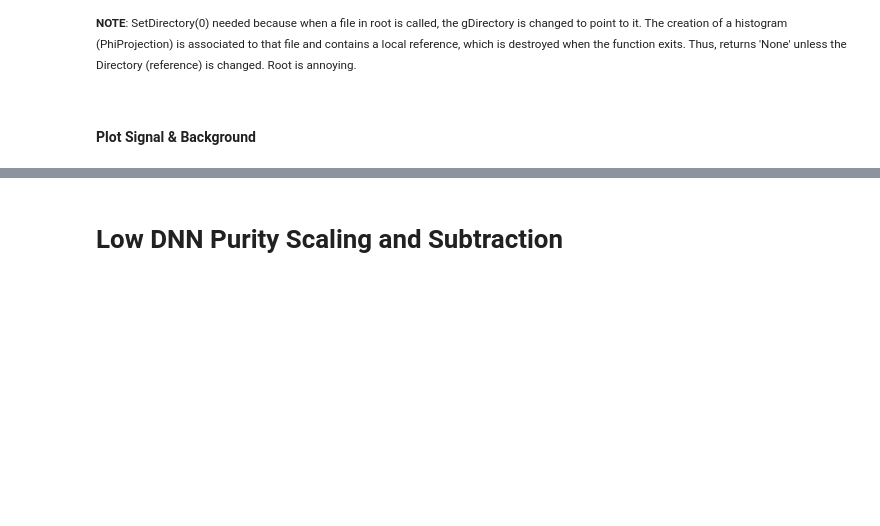
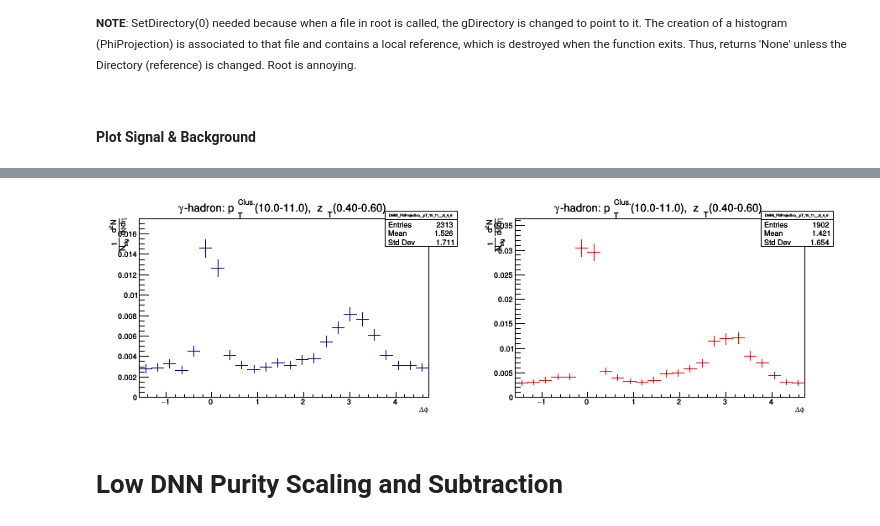
Before and after one commit to miguelignacio/CorrelationAnalysis, a Jupyter notebook: NtupleAnalysis/correlation.ipynb, the cells around one changed output, grey strips where cells are left out. Drawn from its saved outputs; the diff is of its cells as text; code cells hidden in the pictures; blank space fills up the shorter version.

```diff
--- a/NtupleAnalysis/correlation.ipynb
+++ b/NtupleAnalysis/correlation.ipynb
@@ -27,8 +27,8 @@ Welcome to JupyROOT 6.13/01
 # File
 # %%
 #RootFile = "Same_Event_Correlation.root"
-#RootFile = "Same_Event_Correlation_tpc_isolation.root"
-RootFile = "Mix_Event_Correlation.root"
+RootFile = "Same_Event_Correlation_TPC_ISO.root "
+#RootFile = "Mix_Event_Correlation.root"
 #RootFile = 'Same_Mix_Ratio.root'
 # %% [markdown]
 # Define Bins
@@ -104,6 +104,5 @@ bkgd.SetLineColor(2)
 bkgd_max = 1.2*bkgd.GetMaximum()
 bkgd.GetYaxis().SetRangeUser(0,bkgd_max)
 bkgd.Draw()
-ROOT.enableJSVis()
 canv.Draw()
 # %% [output]
@@ -111,3 +109,4 @@ canv.Draw()
+[figure, added]
 # %% [markdown]
 # Low DNN Purity Scaling and Subtraction
 # %%
```
Also changed, not shown: parts of 4 cells of this notebook, 16 other files.
